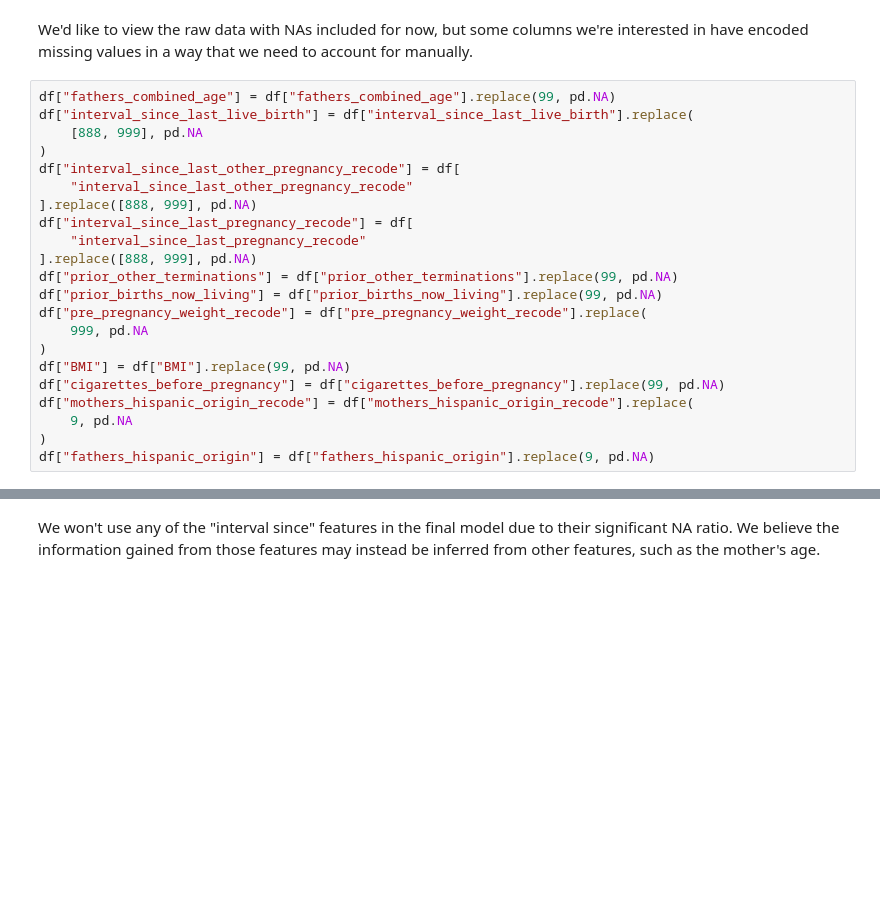
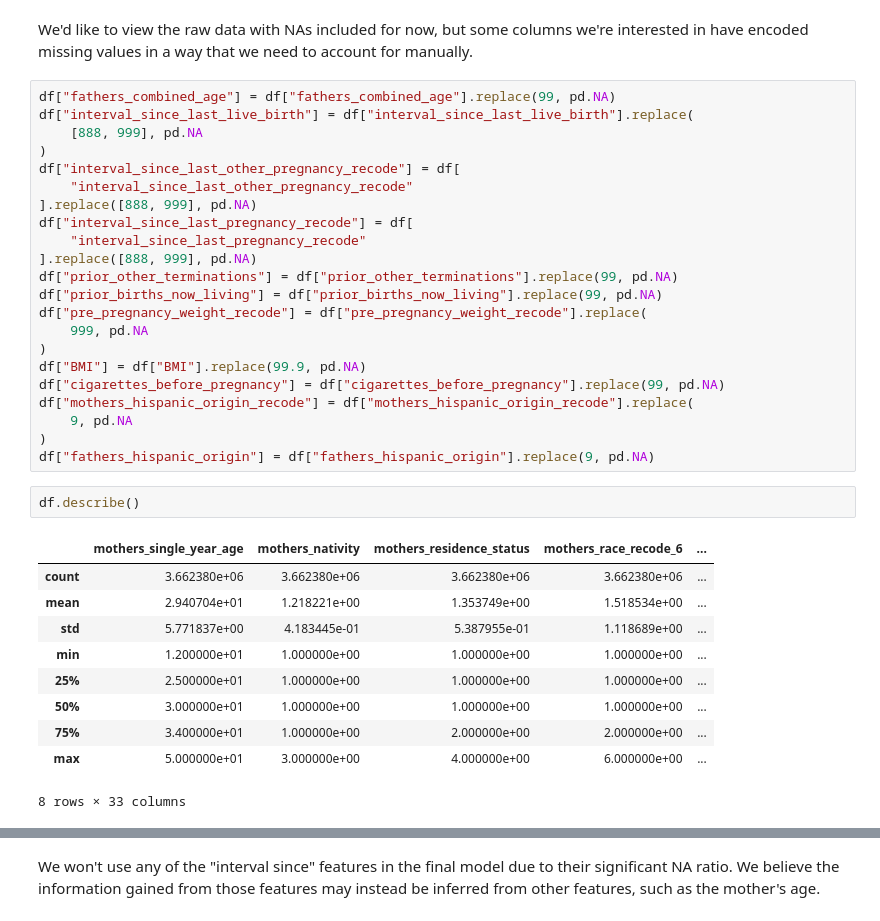
Before and after one commit to shroommu/natality-stats, a Jupyter notebook: dev/notebooks/exploratory/down_syndrome/02_data_exploration.ipynb, the cells around one changed output, grey strips where cells are left out. Cells and saved outputs as stored; diff of their text form; blank space fills up the shorter version.

```diff
--- a/dev/notebooks/exploratory/down_syndrome/02_data_exploration.ipynb
+++ b/dev/notebooks/exploratory/down_syndrome/02_data_exploration.ipynb
@@ -92,12 +92,25 @@ df["prior_births_now_living"] = df["prior_births_now_living"].replace(99, pd.NA)
 df["pre_pregnancy_weight_recode"] = df["pre_pregnancy_weight_recode"].replace(
     999, pd.NA
 )
-df["BMI"] = df["BMI"].replace(99, pd.NA)
+df["BMI"] = df["BMI"].replace(99.9, pd.NA)
 df["cigarettes_before_pregnancy"] = df["cigarettes_before_pregnancy"].replace(99, pd.NA)
 df["mothers_hispanic_origin_recode"] = df["mothers_hispanic_origin_recode"].replace(
     9, pd.NA
 )
 df["fathers_hispanic_origin"] = df["fathers_hispanic_origin"].replace(9, pd.NA)
+# %%
+df.describe()
+# %% [output]
+|  | mothers_single_year_age | mothers_nativity | mothers_residence_status | mothers_race_recode_6 | ... |
+| count | 3.662380e+06 | 3.662380e+06 | 3.662380e+06 | 3.662380e+06 | ... |
+| mean | 2.940704e+01 | 1.218221e+00 | 1.353749e+00 | 1.518534e+00 | ... |
+| std | 5.771837e+00 | 4.183445e-01 | 5.387955e-01 | 1.118689e+00 | ... |
+| min | 1.200000e+01 | 1.000000e+00 | 1.000000e+00 | 1.000000e+00 | ... |
+| 25% | 2.500000e+01 | 1.000000e+00 | 1.000000e+00 | 1.000000e+00 | ... |
+| 50% | 3.000000e+01 | 1.000000e+00 | 1.000000e+00 | 1.000000e+00 | ... |
+| 75% | 3.400000e+01 | 1.000000e+00 | 2.000000e+00 | 2.000000e+00 | ... |
+| max | 5.000000e+01 | 3.000000e+00 | 4.000000e+00 | 6.000000e+00 | ... |
+8 rows × 33 columns
 # %%
 missing_values_df = df.isna().sum().reset_index()
 
```
Also changed, not shown: parts of 6 cells of this notebook.
